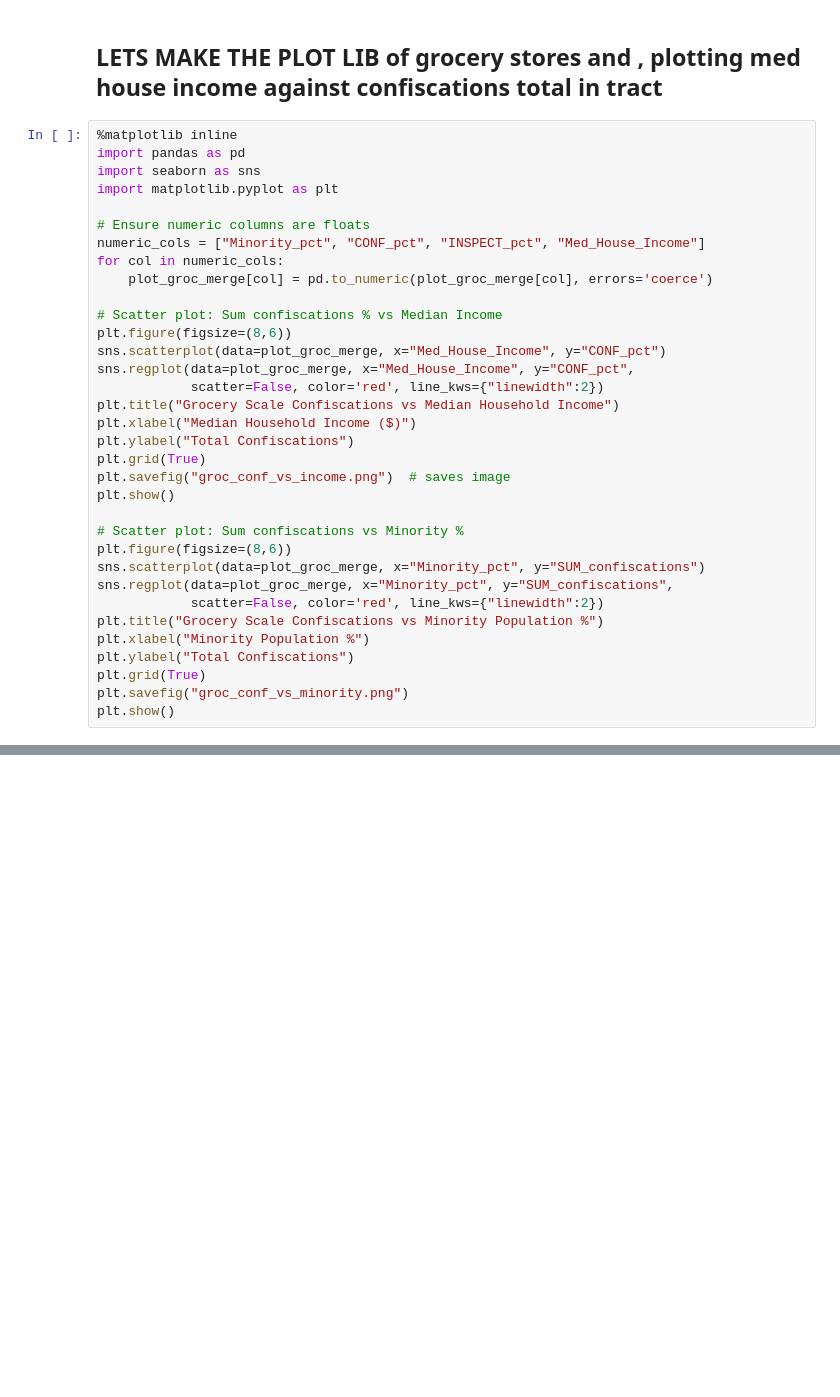
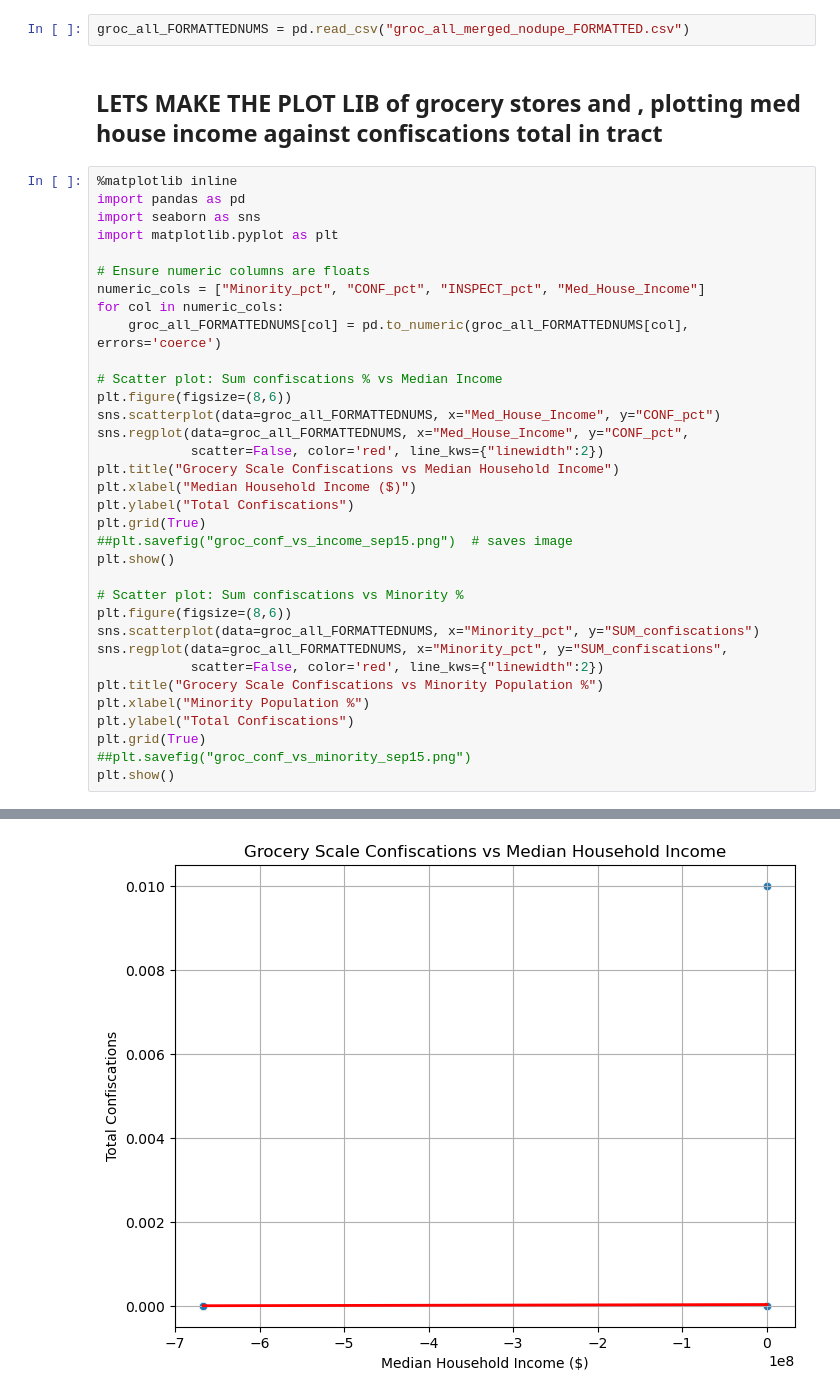
Before and after one commit to lizziewalsh92/DCWP_DataHubProject, a Jupyter notebook: equity_analysis/Equity Analysis.ipynb, the cells around one changed output, grey strips where cells are left out. Drawn from its saved outputs; the diff is of its cells as text; blank space fills up the shorter version.

```diff
--- a/equity_analysis/Equity Analysis.ipynb
+++ b/equity_analysis/Equity Analysis.ipynb
@@ -423,3 +427,5 @@ groc_pct_sep11 = pd.read_csv("sep11_plot_pctg_groc.csv")
+# %%
+groc_all_FORMATTEDNUMS = pd.read_csv("groc_all_merged_nodupe_FORMATTED.csv")
 # %% [markdown]
 ## LETS MAKE THE PLOT LIB of grocery stores and , plotting med house income against confiscations total in tract
 # %%
@@ -431,29 +437,29 @@ import matplotlib.pyplot as plt
 # Ensure numeric columns are floats
 numeric_cols = ["Minority_pct", "CONF_pct", "INSPECT_pct", "Med_House_Income"]
 for col in numeric_cols:
-    plot_groc_merge[col] = pd.to_numeric(plot_groc_merge[col], errors='coerce')
+    groc_all_FORMATTEDNUMS[col] = pd.to_numeric(groc_all_FORMATTEDNUMS[col], errors='coerce')
 
 # Scatter plot: Sum confiscations % vs Median Income
 plt.figure(figsize=(8,6))
-sns.scatterplot(data=plot_groc_merge, x="Med_House_Income", y="CONF_pct")
-sns.regplot(data=plot_groc_merge, x="Med_House_Income", y="CONF_pct",
+sns.scatterplot(data=groc_all_FORMATTEDNUMS, x="Med_House_Income", y="CONF_pct")
+sns.regplot(data=groc_all_FORMATTEDNUMS, x="Med_House_Income", y="CONF_pct",
             scatter=False, color='red', line_kws={"linewidth":2})
 plt.title("Grocery Scale Confiscations vs Median Household Income")
 plt.xlabel("Median Household Income ($)")
 plt.ylabel("Total Confiscations")
 plt.grid(True)
-plt.savefig("groc_conf_vs_income.png")  # saves image
+##plt.savefig("groc_conf_vs_income_sep15.png")  # saves image
 plt.show()
 
 # Scatter plot: Sum confiscations vs Minority %
 plt.figure(figsize=(8,6))
-sns.scatterplot(data=plot_groc_merge, x="Minority_pct", y="SUM_confiscations")
-sns.regplot(data=plot_groc_merge, x="Minority_pct", y="SUM_confiscations",
+sns.scatterplot(data=groc_all_FORMATTEDNUMS, x="Minority_pct", y="SUM_confiscations")
+sns.regplot(data=groc_all_FORMATTEDNUMS, x="Minority_pct", y="SUM_confiscations",
             scatter=False, color='red', line_kws={"linewidth":2})
 plt.title("Grocery Scale Confiscations vs Minority Population %")
 plt.xlabel("Minority Population %")
 plt.ylabel("Total Confiscations")
 plt.grid(True)
-plt.savefig("groc_conf_vs_minority.png")
+##plt.savefig("groc_conf_vs_minority_sep15.png")
 plt.show()
 # %% [output]
@@ -460,0 +466 @@ KeyError: 'CONF_pct'
+[figure, added]
```
Also changed, not shown: parts of 12 cells of this notebook.
